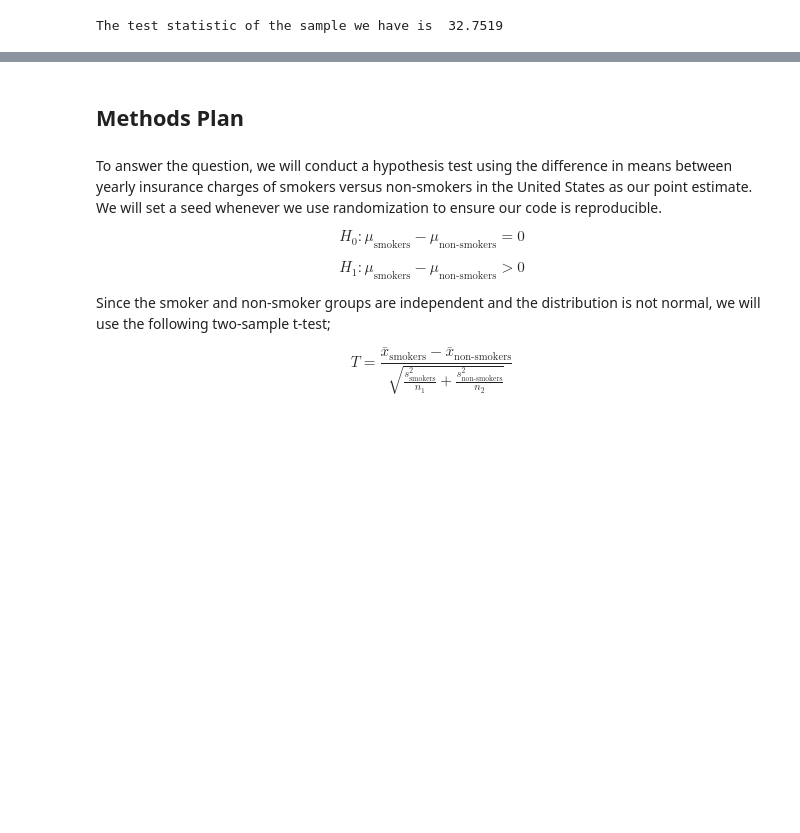
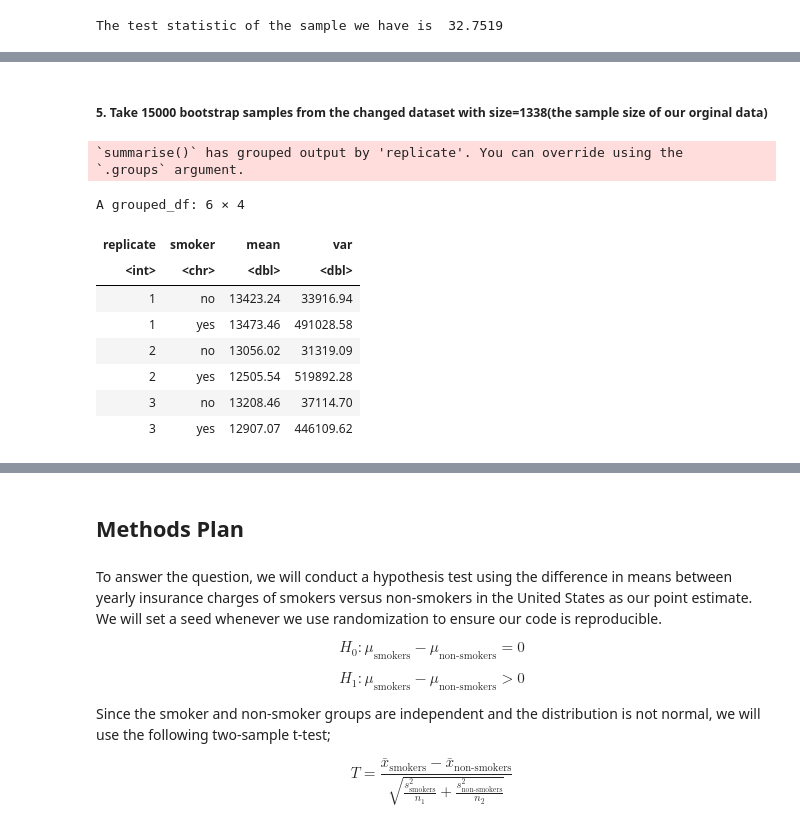
Before and after one commit to Yuji03b/STAT-201-GROUP-1, a Jupyter notebook: proposal.ipynb, the cells around one changed output, grey strips where cells are left out. Drawn from its saved outputs; the diff is of its cells as text; code cells hidden in the pictures; blank space fills up the shorter version.

```diff
--- a/proposal.ipynb
+++ b/proposal.ipynb
@@ -199,0 +201,23 @@ insurance_change
+# %% [markdown]
+##### 5. Take 15000 bootstrap samples from the changed dataset with size=1338(the sample size of our orginal data)
+# %%
+set.seed(12345)
+#I set reps=15000 here because if this value is too large the kernel may die
+insurance_bootstrap <- insurance_changed %>%
+    rep_sample_n(size=total_amount,reps=15000,replace=TRUE)%>%
+    group_by(replicate,smoker)%>%
+    summarize(mean = mean(charge_changed), var=var(charge_changed)/n())
+
+head(insurance_bootstrap)
+# %% [output]
+`summarise()` has grouped output by 'replicate'. You can override using the
+`.groups` argument.
+A grouped_df: 6 × 4
+| replicate | smoker | mean | var |
+| <int> | <chr> | <dbl> | <dbl> |
+| 1 | no | 13423.24 | 33916.94 |
+| 1 | yes | 13473.46 | 491028.58 |
+| 2 | no | 13056.02 | 31319.09 |
+| 2 | yes | 12505.54 | 519892.28 |
+| 3 | no | 13208.46 | 37114.70 |
+| 3 | yes | 12907.07 | 446109.62 |
```
Also changed, not shown: parts of 14 cells of this notebook.
